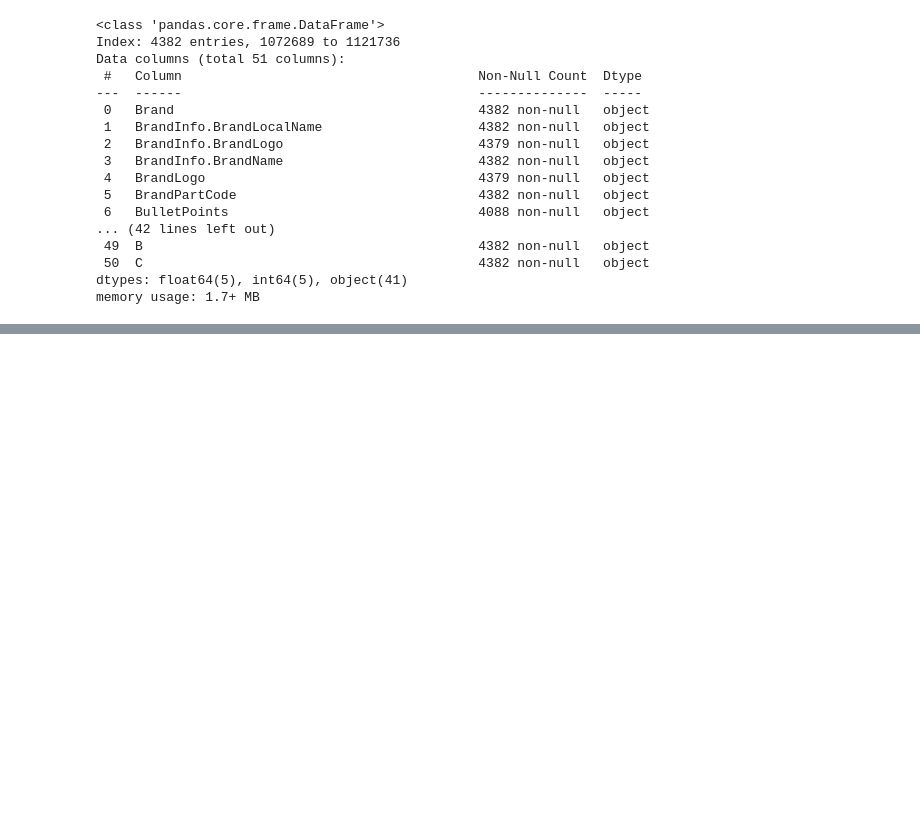
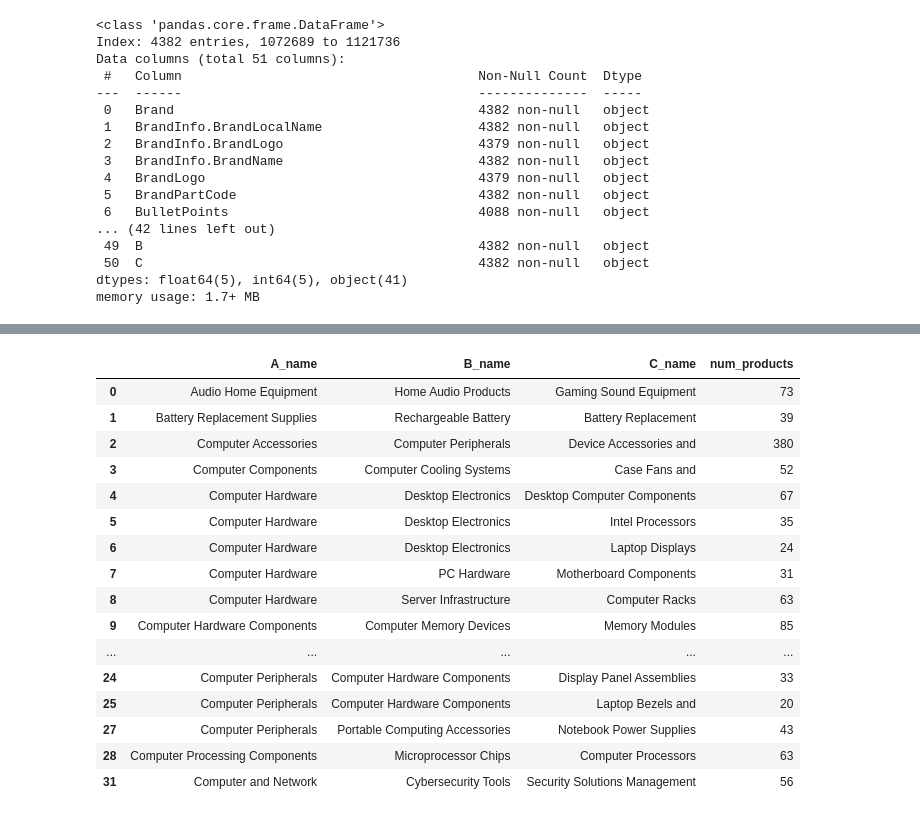
Before and after one commit to AlistairPereira/Taxonomy_Buidling_Textual_Corpora, a Jupyter notebook: prompt_engineering/prompt_engineering_keywords_llm.ipynb, the cells around one changed output, grey strips where cells are left out. Saved outputs shown, nothing was run; the diff lists cells and outputs as text; code cells hidden in the pictures; blank space fills up the shorter version.

```diff
--- a/prompt_engineering/prompt_engineering_keywords_llm.ipynb
+++ b/prompt_engineering/prompt_engineering_keywords_llm.ipynb
@@ -672,0 +1218,29 @@ df_clean.head()
+# %%
+from sklearn.cluster import AgglomerativeClustering
+import numpy as np
+
+valid_bids = [b for b in sorted(df_clean["B_id"].unique()) if b != -1]
+
+B_centroids = []
+B_labels = []
+
+for bid in valid_bids:
+    idx = (df_clean["B_id"] == bid)
+    B_centroids.append(reduced[idx].mean(axis=0))   # UMAP centroid
+    B_labels.append(bid)
+
+B_centroids = np.vstack(B_centroids)
+
+agg_A = AgglomerativeClustering(
+    n_clusters=None,
+    distance_threshold=1.2,   # you can tune 1.0–1.5 later
+    linkage="ward"
+)
+
+A_ids = agg_A.fit_predict(B_centroids)
+
+B_to_A = dict(zip(B_labels, A_ids))
+df_clean["A_id"] = df_clean["B_id"].map(lambda b: B_to_A.get(b, -1))
+
+df_clean[["A_id", "B_id", "B_name"]].head()
+df_clean["A_id"].value_counts().head()
@@ -672,0 +1345,30 @@ df_clean.head()
+# %%
+hierarchy = (
+    df_clean
+      .dropna(subset=["A_name", "B_name", "C_name"])
+      .groupby(["A_name", "B_name", "C_name"])
+      .size()
+      .reset_index(name="num_products")
+      .sort_values(["A_name", "B_name", "num_products"],
+                   ascending=[True, True, False])
+)
+
+hierarchy.head(30)   # inspect
+# %% [output]
+|  | A_name | B_name | C_name | num_products |
+| 0 | Audio Home Equipment | Home Audio Products | Gaming Sound Equipment | 73 |
+| 1 | Battery Replacement Supplies | Rechargeable Battery | Battery Replacement | 39 |
+| 2 | Computer Accessories | Computer Peripherals | Device Accessories and | 380 |
+| 3 | Computer Components | Computer Cooling Systems | Case Fans and | 52 |
+| 4 | Computer Hardware | Desktop Electronics | Desktop Computer Components | 67 |
+| 5 | Computer Hardware | Desktop Electronics | Intel Processors | 35 |
+| 6 | Computer Hardware | Desktop Electronics | Laptop Displays | 24 |
+| 7 | Computer Hardware | PC Hardware | Motherboard Components | 31 |
+| 8 | Computer Hardware | Server Infrastructure | Computer Racks | 63 |
+| 9 | Computer Hardware Components | Computer Memory Devices | Memory Modules | 85 |
+| ... | ... | ... | ... | ... |
+| 24 | Computer Peripherals | Computer Hardware Components | Display Panel Assemblies | 33 |
+| 25 | Computer Peripherals | Computer Hardware Components | Laptop Bezels and | 20 |
+| 27 | Computer Peripherals | Portable Computing Accessories | Notebook Power Supplies | 43 |
+| 28 | Computer Processing Components | Microprocessor Chips | Computer Processors | 63 |
+| 31 | Computer and Network | Cybersecurity Tools | Security Solutions Management | 56 |
```
Also changed, not shown: parts of 39 cells of this notebook.
